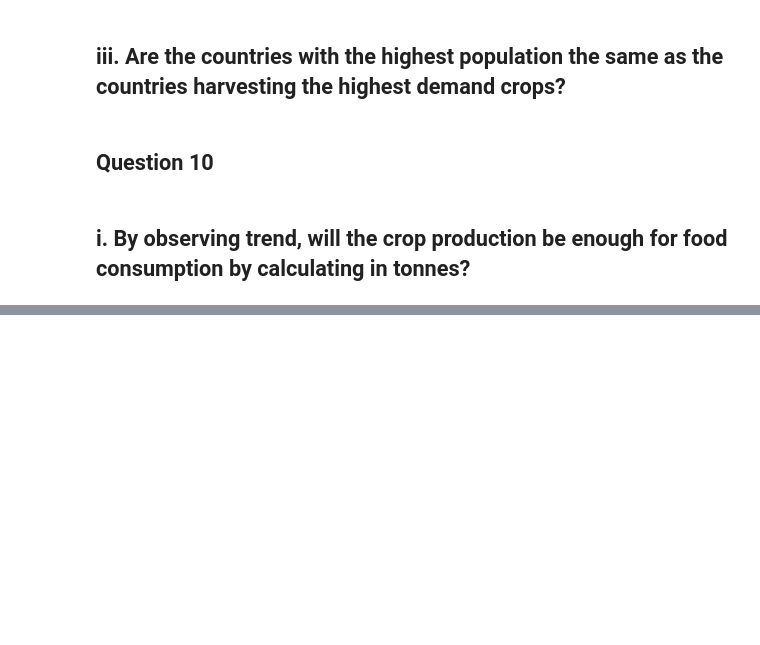
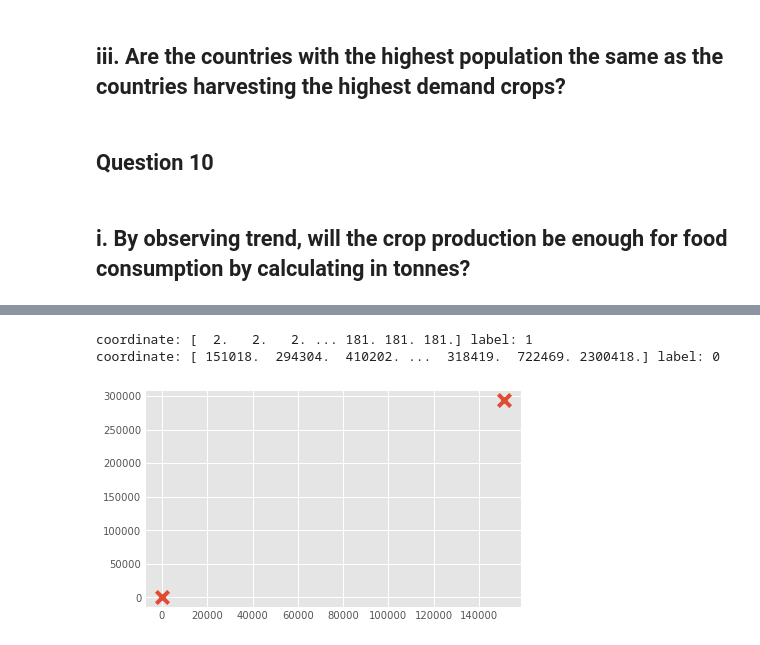
Before and after one commit to minxuan1509/IDS-FAO-Analysis, a Jupyter notebook: IDS FAO.ipynb, the cells around one changed output, grey strips where cells are left out. Drawn from its saved outputs; the diff is of its cells as text; code cells hidden in the pictures; blank space fills up the shorter version.

```diff
--- a/IDS FAO.ipynb
+++ b/IDS FAO.ipynb
@@ -714,0 +741,2 @@ plt.plot(whp_scaled)
+# %%
+X=np.array([X,Y])
@@ -714,0 +760,15 @@ plt.plot(whp_scaled)
+# %%
+colors = ["g.","r.","c.","y."]
+
+for i in range(len(X)):
+    print("coordinate:",X[i], "label:", labels[i])
+    plt.plot(X[i][0], X[i][1], colors[labels[i]], markersize = 10)
+
+
+plt.scatter(centroids[:, 0],centroids[:, 1], marker = "x", s=150, linewidths = 5, zorder = 10)
+
+plt.show()
+# %% [output]
+coordinate: [  2.   2.   2. ... 181. 181. 181.] label: 1
+coordinate: [ 151018.  294304.  410202. ...  318419.  722469. 2300418.] label: 0
+[figure, added]
```
Also changed, not shown: parts of 9 cells of this notebook.
